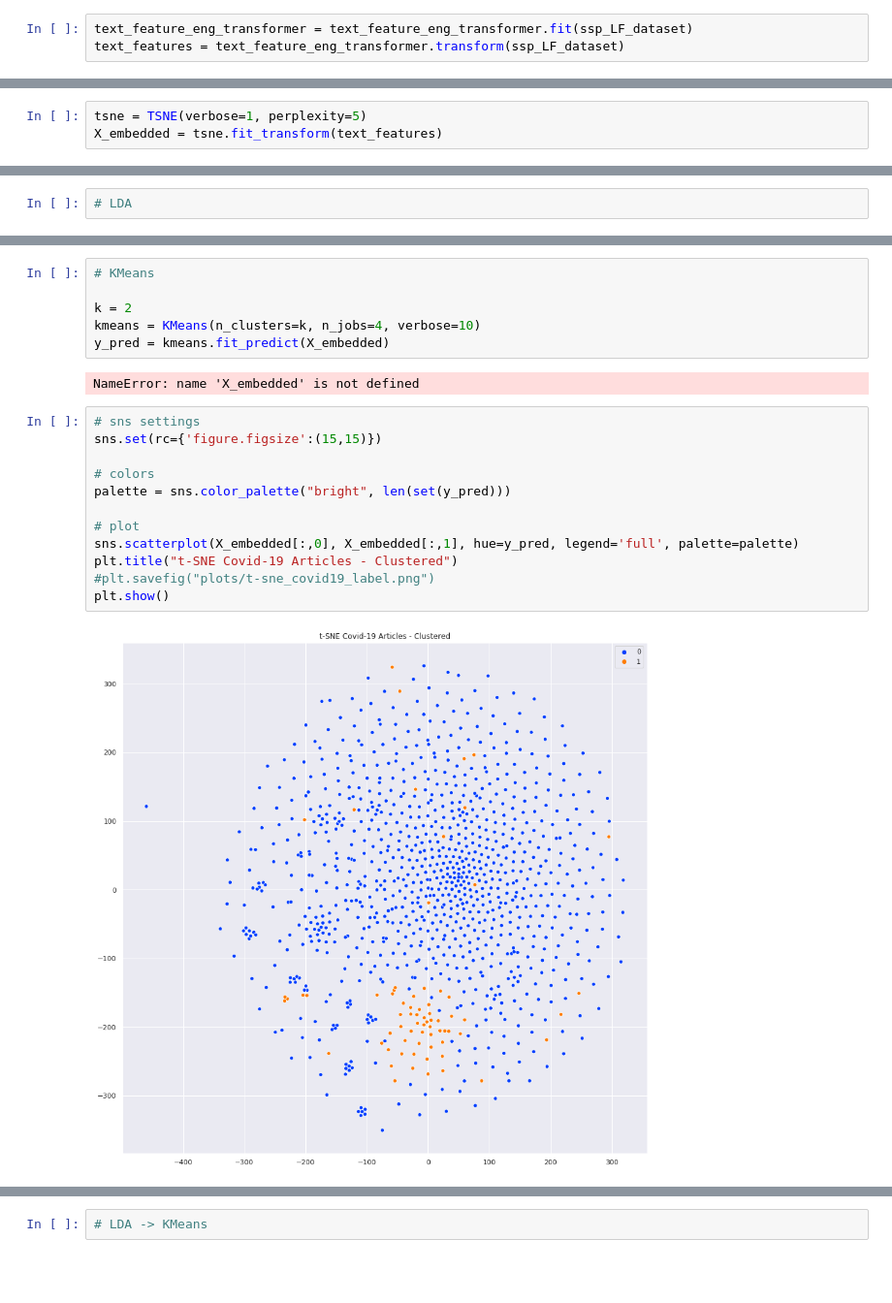
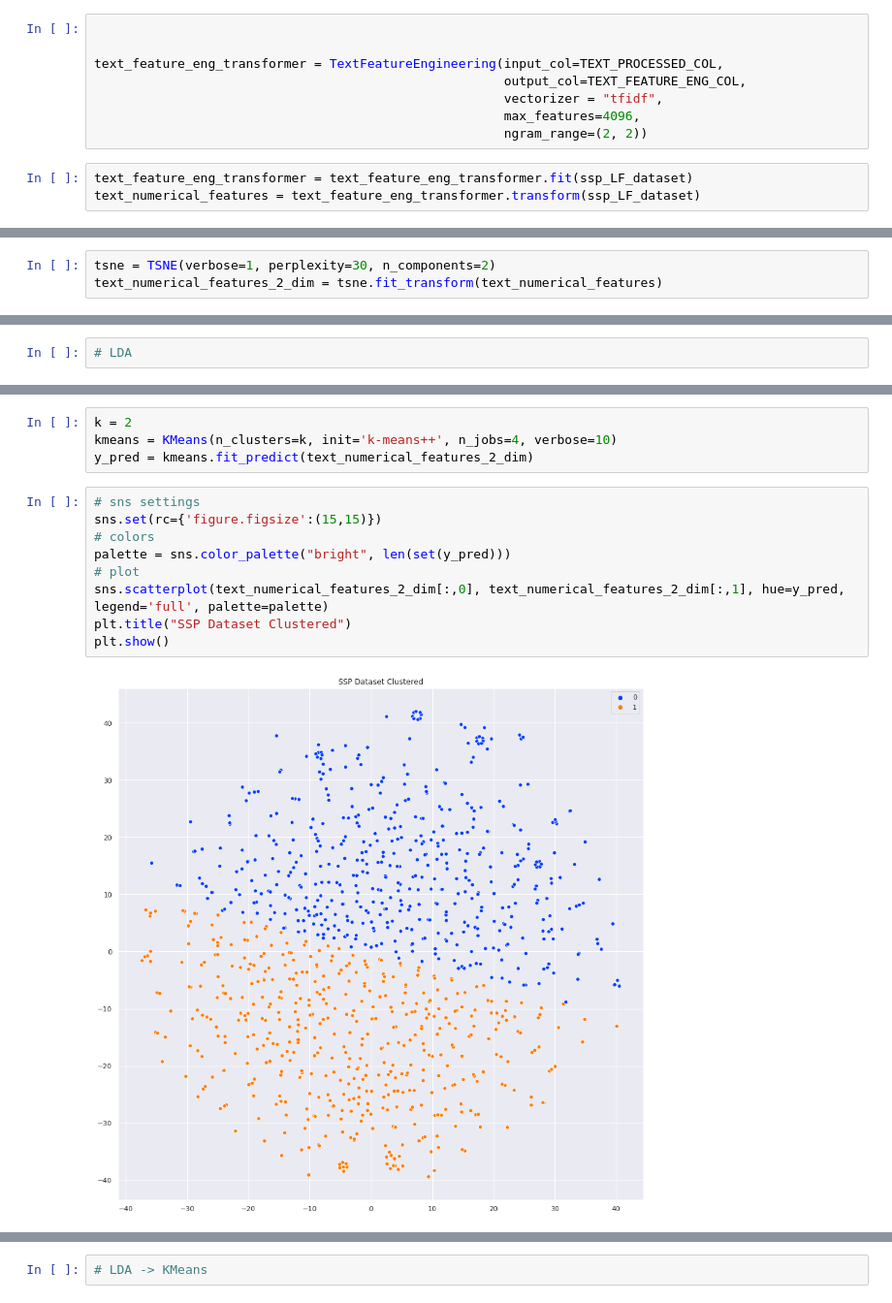
Before and after one commit to gyan42/spark-streaming-playground, a Jupyter notebook: data/dataset/ssp/TextClustering.ipynb, the cells around one changed output, grey strips where cells are left out. Shown at 97% size. Cells and saved outputs as stored; diff of their text form; blank space fills up the shorter version.

Commit message:
ml: clustering materials in progress

```diff
--- a/data/dataset/ssp/TextClustering.ipynb
+++ b/data/dataset/ssp/TextClustering.ipynb
@@ -94,4 +152,12 @@ plot_word_cloud(df=ssp_LF_dataset, text_col=TEXT_PROCESSED_COL)
+# %%
+
+
+text_feature_eng_transformer = TextFeatureEngineering(input_col=TEXT_PROCESSED_COL,
+                                                      output_col=TEXT_FEATURE_ENG_COL,
+                                                      vectorizer = "tfidf",
+                                                      max_features=4096,
+                                                      ngram_range=(2, 2))
 # %%
 text_feature_eng_transformer = text_feature_eng_transformer.fit(ssp_LF_dataset)
-text_features = text_feature_eng_transformer.transform(ssp_LF_dataset)
+text_numerical_features = text_feature_eng_transformer.transform(ssp_LF_dataset)
 # %%
@@ -110,4 +178,4 @@ Lets give that jobs to dimensionality reductions models/algorithms which can do
 # %%
-tsne = TSNE(verbose=1, perplexity=5)
-X_embedded = tsne.fit_transform(text_features)
+tsne = TSNE(verbose=1, perplexity=30, n_components=2)
+text_numerical_features_2_dim = tsne.fit_transform(text_numerical_features)
 # %% [output]
@@ -147,22 +205,15 @@ X_embedded.shape
 # %%
-# KMeans
-
 k = 2
-kmeans = KMeans(n_clusters=k, n_jobs=4, verbose=10)
-y_pred = kmeans.fit_predict(X_embedded)
+kmeans = KMeans(n_clusters=k, init='k-means++', n_jobs=4, verbose=10)
+y_pred = kmeans.fit_predict(text_numerical_features_2_dim)
-# %% [output]
-NameError: name 'X_embedded' is not defined
 # %%
 # sns settings
 sns.set(rc={'figure.figsize':(15,15)})
-
 # colors
 palette = sns.color_palette("bright", len(set(y_pred)))
-
 # plot
-sns.scatterplot(X_embedded[:,0], X_embedded[:,1], hue=y_pred, legend='full', palette=palette)
-plt.title("t-SNE Covid-19 Articles - Clustered")
-#plt.savefig("plots/t-sne_covid19_label.png")
+sns.scatterplot(text_numerical_features_2_dim[:,0], text_numerical_features_2_dim[:,1], hue=y_pred, legend='full', palette=palette)
+plt.title("SSP Dataset Clustered")
 plt.show()
 # %% [output]
-[figure, old version]
+[figure, new version]
```
Also changed, not shown: parts of 34 cells of this notebook, 16 other files.
